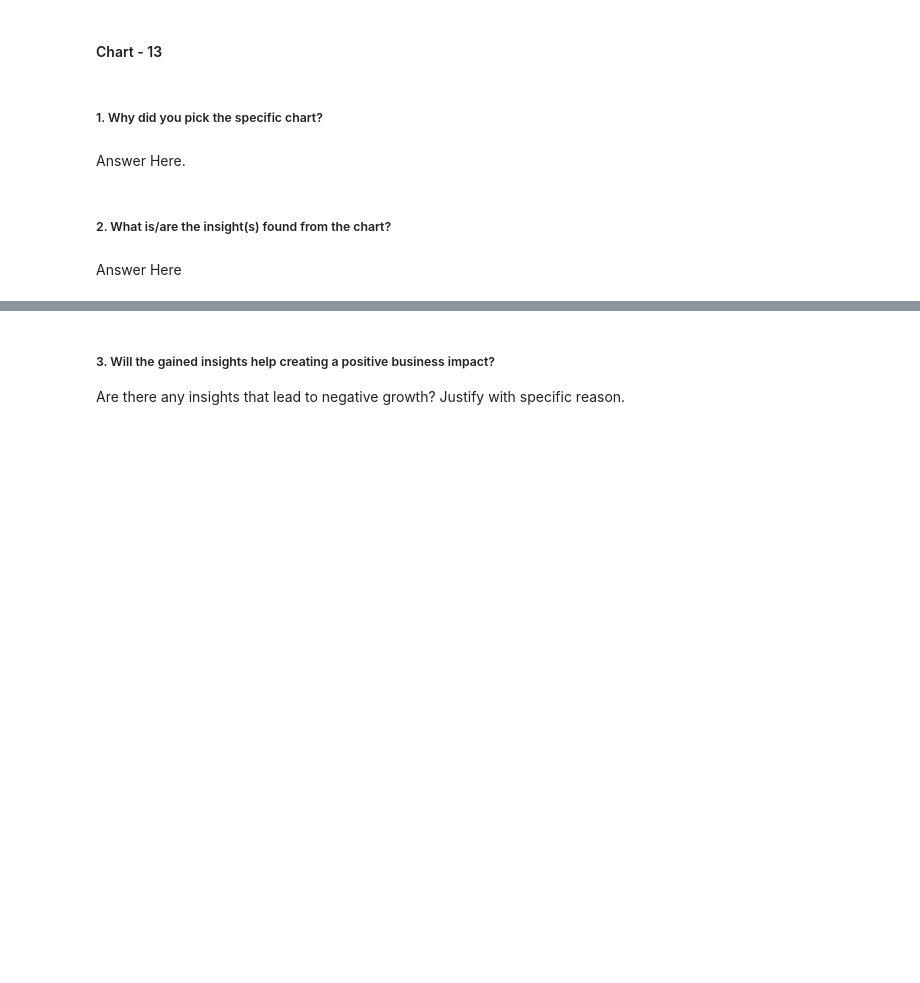
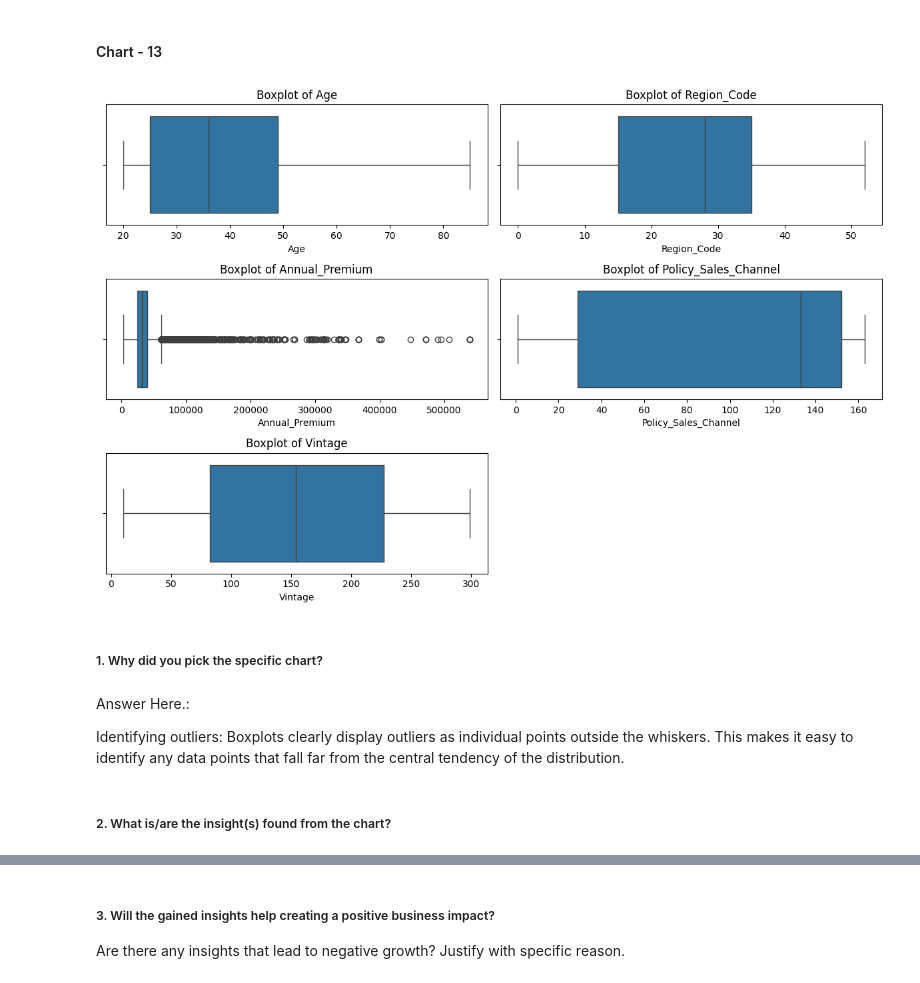
Before and after one commit to Pymadi369/Pymadi369, a Jupyter notebook: ML_Submission_Template.ipynb, the cells around one changed output, grey strips where cells are left out. Drawn from its saved outputs; the diff is of its cells as text; code cells hidden in the pictures; blank space fills up the shorter version.

```diff
--- a/ML_Submission_Template.ipynb
+++ b/ML_Submission_Template.ipynb
@@ -94,6 +94,6 @@ Drive already mounted at /content/drive; to attempt to forcibly remount, call dr
 # %%
 # Load Dataset
-df = pd.read_csv("/content/TRAIN-HEALTH INSURANCE CROSS SELL PREDICTION.csv")
+df = pd.read_csv("/content/sample_data/TRAIN-HEALTH INSURANCE CROSS SELL PREDICTION.csv")
 # %% [markdown]
 ### Dataset First View
 # %%
@@ -554,8 +552,22 @@ Answer Here
+# %%
+# Chart - 13 visualization code
+numerical_features = ['Age', 'Region_Code', 'Annual_Premium', 'Policy_Sales_Channel', 'Vintage']
+
+# Visualize distributions of numerical features to identify outliers
+plt.figure(figsize=(12, 8))
+for i, feature in enumerate(numerical_features, 1):
+    plt.subplot(3, 2, i)
+    sns.boxplot(x=df[feature])
+    plt.title(f'Boxplot of {feature}')
+plt.tight_layout()
+plt.show()
+# %% [output]
+[figure, added]
 # %% [markdown]
 ##### 1. Why did you pick the specific chart?
-# %% [markdown]
-Answer Here.
+# %% [markdown]
+Answer Here.:
+
+Identifying outliers: Boxplots clearly display outliers as individual points outside the whiskers. This makes it easy to identify any data points that fall far from the central tendency of the distribution.
 # %% [markdown]
 ##### 2. What is/are the insight(s) found from the chart?
-# %% [markdown]
-Answer Here
```
Also changed, not shown: parts of 34 cells of this notebook.
